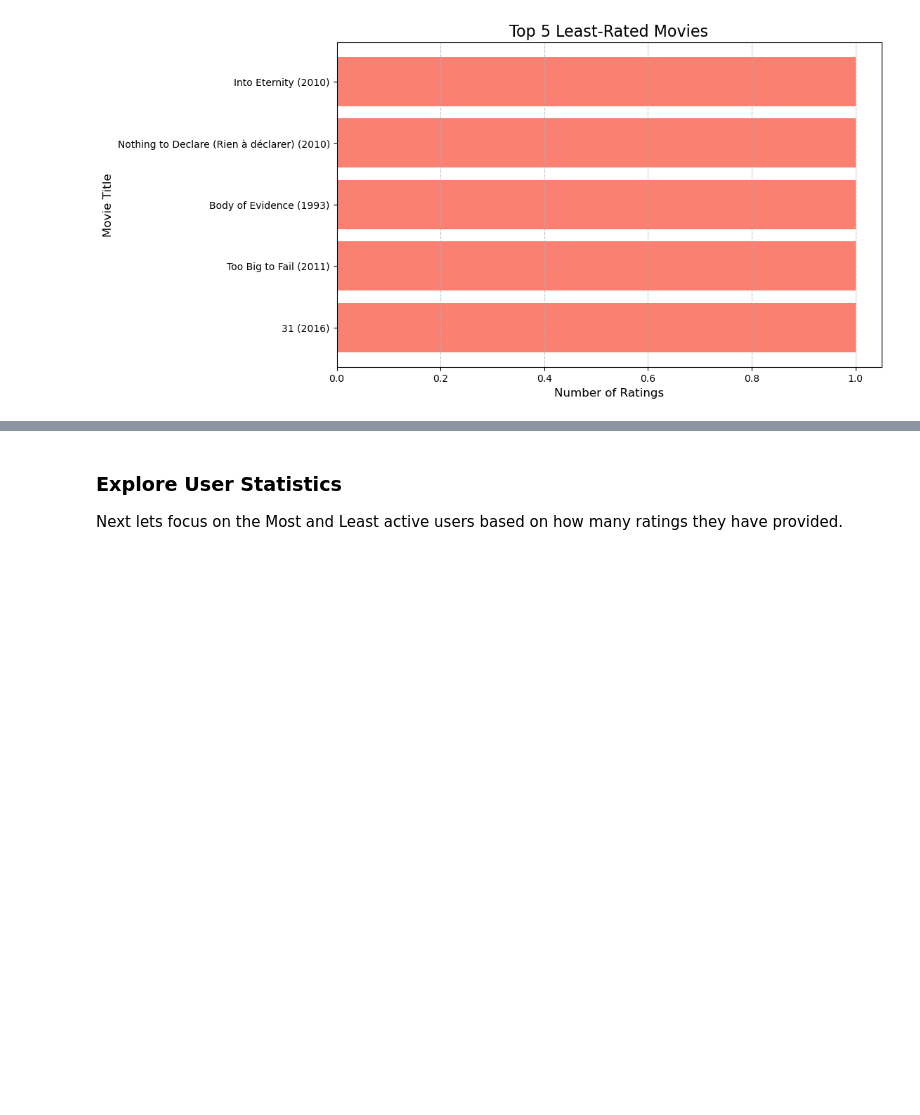
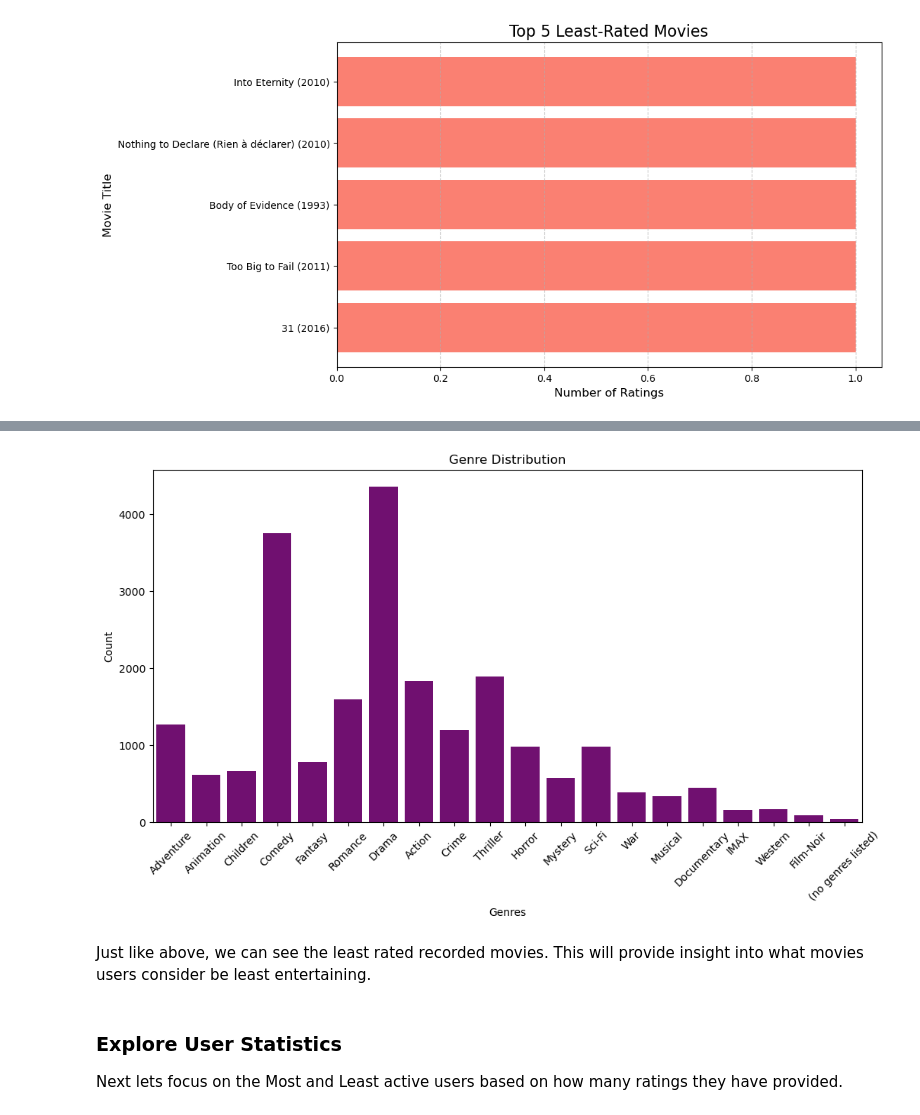
Before and after one commit to omendez930/Phase4-movie-recommendation, a Jupyter notebook: movie_recommendation_system.ipynb, the cells around one changed output, grey strips where cells are left out. Cells and saved outputs as stored; diff of their text form; code cells hidden in the pictures; blank space fills up the shorter version.

```diff
--- a/movie_recommendation_system.ipynb
+++ b/movie_recommendation_system.ipynb
@@ -212,3 +248,20 @@ plt.show()
+# %%
+from collections import Counter
+genre_list = movies_df['genres'].str.split('|').explode()
+genre_counts = Counter(genre_list)
+
+plt.figure(figsize=(12, 6))
+sns.barplot(x=list(genre_counts.keys()), y=list(genre_counts.values()), color='purple')
+plt.title('Genre Distribution')
+plt.xlabel('Genres')
+plt.ylabel('Count')
+plt.xticks(rotation=45)
+plt.savefig('./images/Genre_distribution.png')
+plt.show()
+# %% [output]
+[figure, added]
+# %% [markdown]
+Just like above, we can see the least rated recorded movies. This will provide insight into what movies users consider be least entertaining.
 # %% [markdown]
 ### Explore User Statistics
 
```
Also changed, not shown: parts of 56 cells of this notebook, 5 other files.
